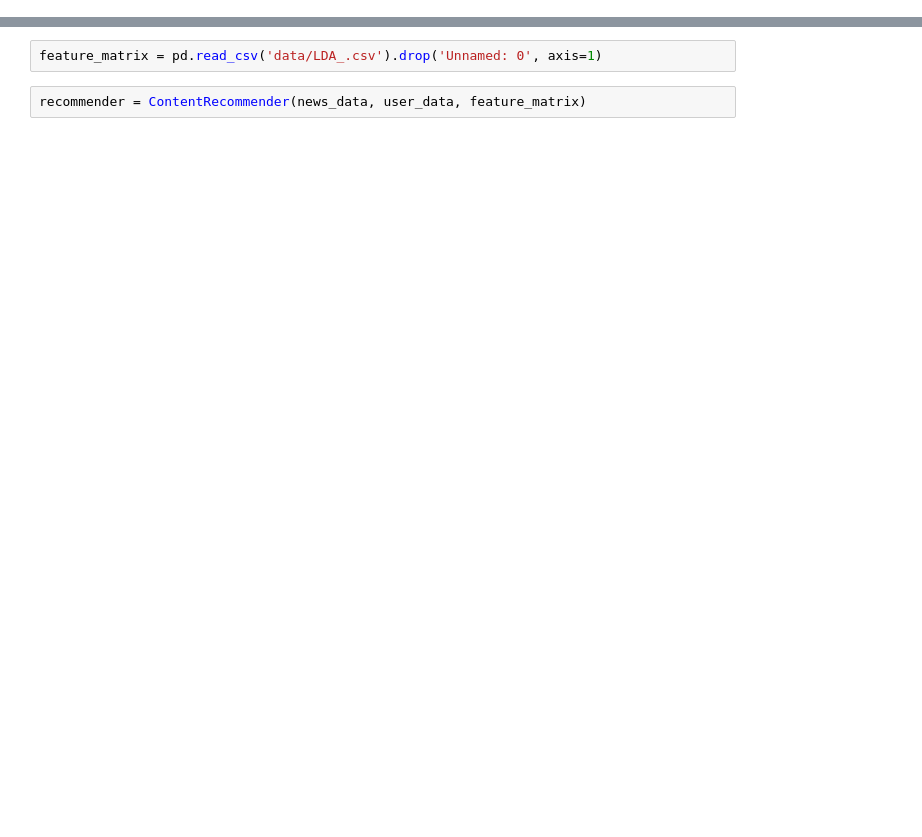
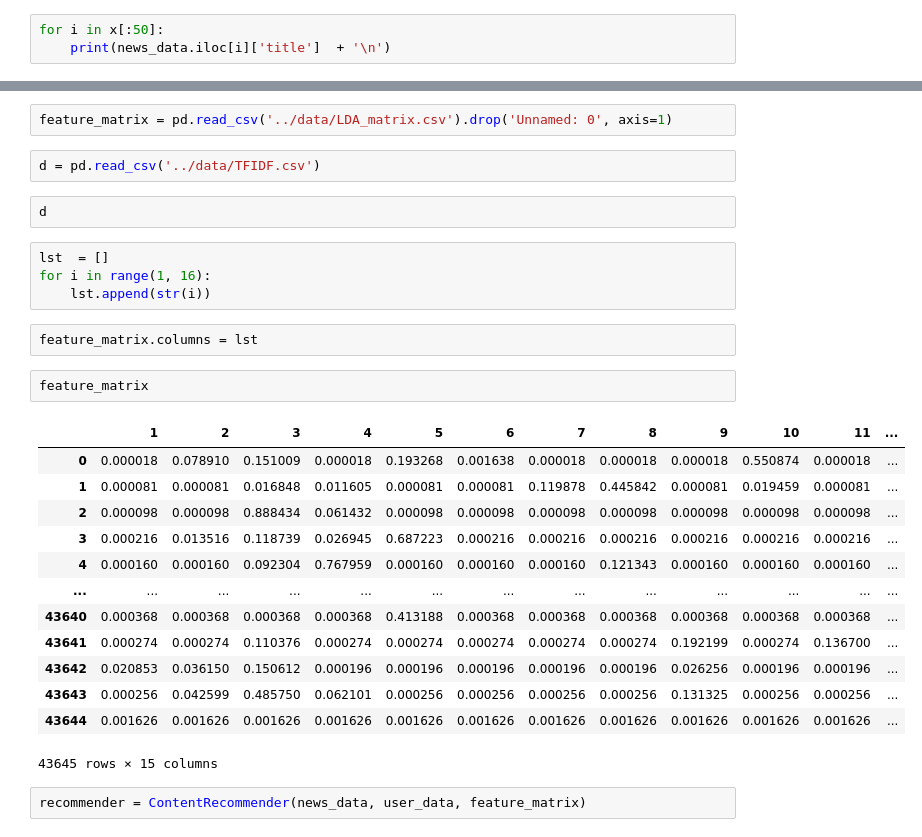
Before and after one commit to sborodach/c3, a Jupyter notebook: testbook.ipynb, the cells around one changed output, grey strips where cells are left out. Drawn from its saved outputs; the diff is of its cells as text; blank space fills up the shorter version.

```diff
--- a/testbook.ipynb
+++ b/testbook.ipynb
@@ -9,0 +82,3 @@ simplefilter(action='ignore', category=FutureWarning) # ignore all future warnin
+# %%
+for i in x[:50]:
+    print(news_data.iloc[i]['title']  + '\n')
@@ -14,4 +112,30 @@ user_data = pd.read_csv('data/user_data.csv').drop('Unnamed: 0', axis=1)
 # %%
-feature_matrix = pd.read_csv('data/LDA_.csv').drop('Unnamed: 0', axis=1)
+feature_matrix = pd.read_csv('../data/LDA_matrix.csv').drop('Unnamed: 0', axis=1)
+# %%
+d = pd.read_csv('../data/TFIDF.csv')
+# %%
+d
+# %%
+lst  = []
+for i in range(1, 16):
+    lst.append(str(i))
+# %%
+feature_matrix.columns = lst
+# %%
+feature_matrix
+# %% [output]
+|  | 1 | 2 | 3 | 4 | 5 | 6 | 7 | 8 | 9 | 10 | 11 | ... |
+| 0 | 0.000018 | 0.078910 | 0.151009 | 0.000018 | 0.193268 | 0.001638 | 0.000018 | 0.000018 | 0.000018 | 0.550874 | 0.000018 | ... |
+| 1 | 0.000081 | 0.000081 | 0.016848 | 0.011605 | 0.000081 | 0.000081 | 0.119878 | 0.445842 | 0.000081 | 0.019459 | 0.000081 | ... |
+| 2 | 0.000098 | 0.000098 | 0.888434 | 0.061432 | 0.000098 | 0.000098 | 0.000098 | 0.000098 | 0.000098 | 0.000098 | 0.000098 | ... |
+| 3 | 0.000216 | 0.013516 | 0.118739 | 0.026945 | 0.687223 | 0.000216 | 0.000216 | 0.000216 | 0.000216 | 0.000216 | 0.000216 | ... |
+| 4 | 0.000160 | 0.000160 | 0.092304 | 0.767959 | 0.000160 | 0.000160 | 0.000160 | 0.121343 | 0.000160 | 0.000160 | 0.000160 | ... |
+| ... | ... | ... | ... | ... | ... | ... | ... | ... | ... | ... | ... | ... |
+| 43640 | 0.000368 | 0.000368 | 0.000368 | 0.000368 | 0.413188 | 0.000368 | 0.000368 | 0.000368 | 0.000368 | 0.000368 | 0.000368 | ... |
+| 43641 | 0.000274 | 0.000274 | 0.110376 | 0.000274 | 0.000274 | 0.000274 | 0.000274 | 0.000274 | 0.192199 | 0.000274 | 0.136700 | ... |
+| 43642 | 0.020853 | 0.036150 | 0.150612 | 0.000196 | 0.000196 | 0.000196 | 0.000196 | 0.000196 | 0.026256 | 0.000196 | 0.000196 | ... |
+| 43643 | 0.000256 | 0.042599 | 0.485750 | 0.062101 | 0.000256 | 0.000256 | 0.000256 | 0.000256 | 0.131325 | 0.000256 | 0.000256 | ... |
+| 43644 | 0.001626 | 0.001626 | 0.001626 | 0.001626 | 0.001626 | 0.001626 | 0.001626 | 0.001626 | 0.001626 | 0.001626 | 0.001626 | ... |
+43645 rows × 15 columns
 # %%
 recommender = ContentRecommender(news_data, user_data, feature_matrix)
```
Also changed, not shown: parts of 24 cells of this notebook, 7 other files.
